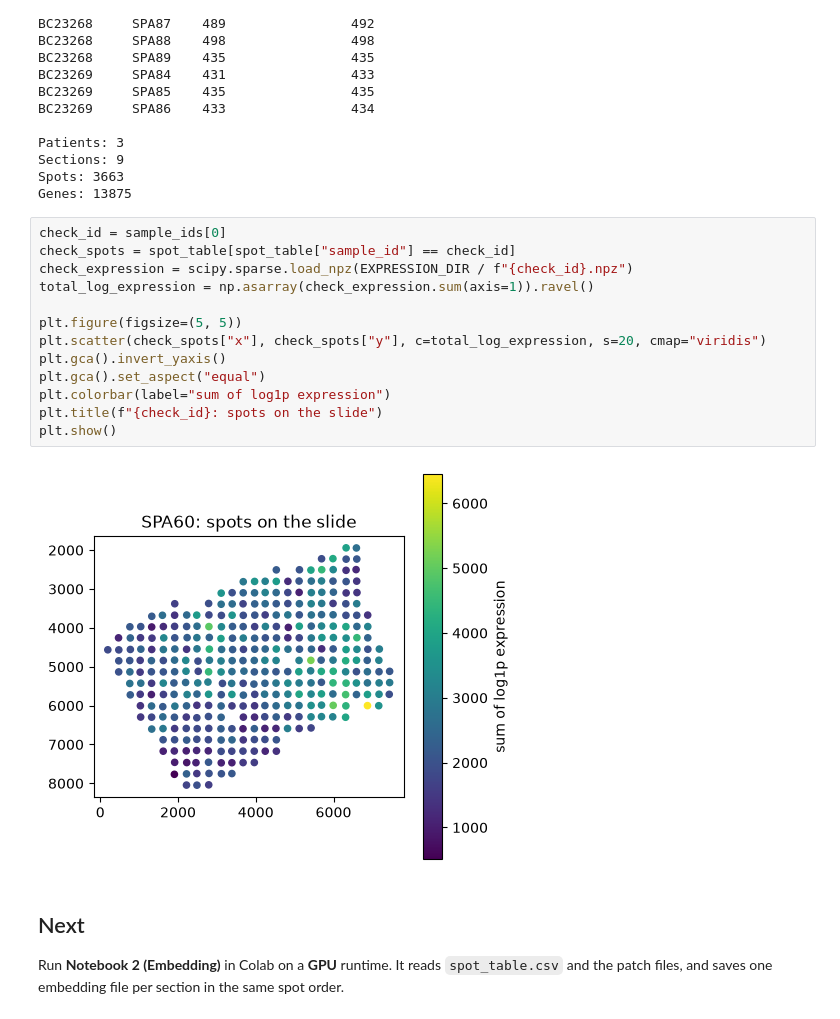
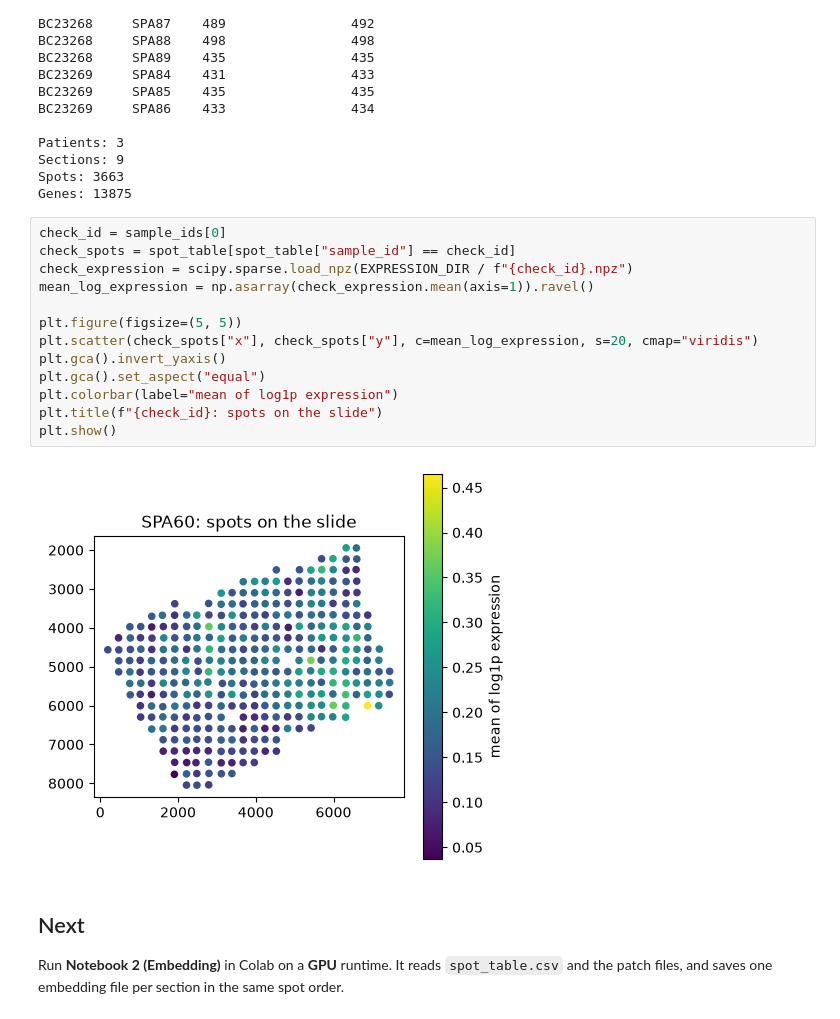
Before and after one commit to Accord985/Hist2ST, a Jupyter notebook: notebooks/onbd_01_data_preparation.ipynb, the cells around one changed output. Drawn from its saved outputs; the diff is of its cells as text.

```diff
--- a/notebooks/onbd_01_data_preparation.ipynb
+++ b/notebooks/onbd_01_data_preparation.ipynb
@@ -434,18 +436,18 @@ Genes: 13875
 # %%
 check_id = sample_ids[0]
 check_spots = spot_table[spot_table["sample_id"] == check_id]
 check_expression = scipy.sparse.load_npz(EXPRESSION_DIR / f"{check_id}.npz")
-total_log_expression = np.asarray(check_expression.sum(axis=1)).ravel()
+mean_log_expression = np.asarray(check_expression.mean(axis=1)).ravel()
 
 plt.figure(figsize=(5, 5))
-plt.scatter(check_spots["x"], check_spots["y"], c=total_log_expression, s=20, cmap="viridis")
+plt.scatter(check_spots["x"], check_spots["y"], c=mean_log_expression, s=20, cmap="viridis")
 plt.gca().invert_yaxis()
 plt.gca().set_aspect("equal")
-plt.colorbar(label="sum of log1p expression")
+plt.colorbar(label="mean of log1p expression")
 plt.title(f"{check_id}: spots on the slide")
 plt.show()
 # %% [output]
-[figure, old version]
+[figure, new version]
 # %% [markdown]
 ## Next
 
```
Also changed, not shown: parts of 3 cells of this notebook, 2 other files.
